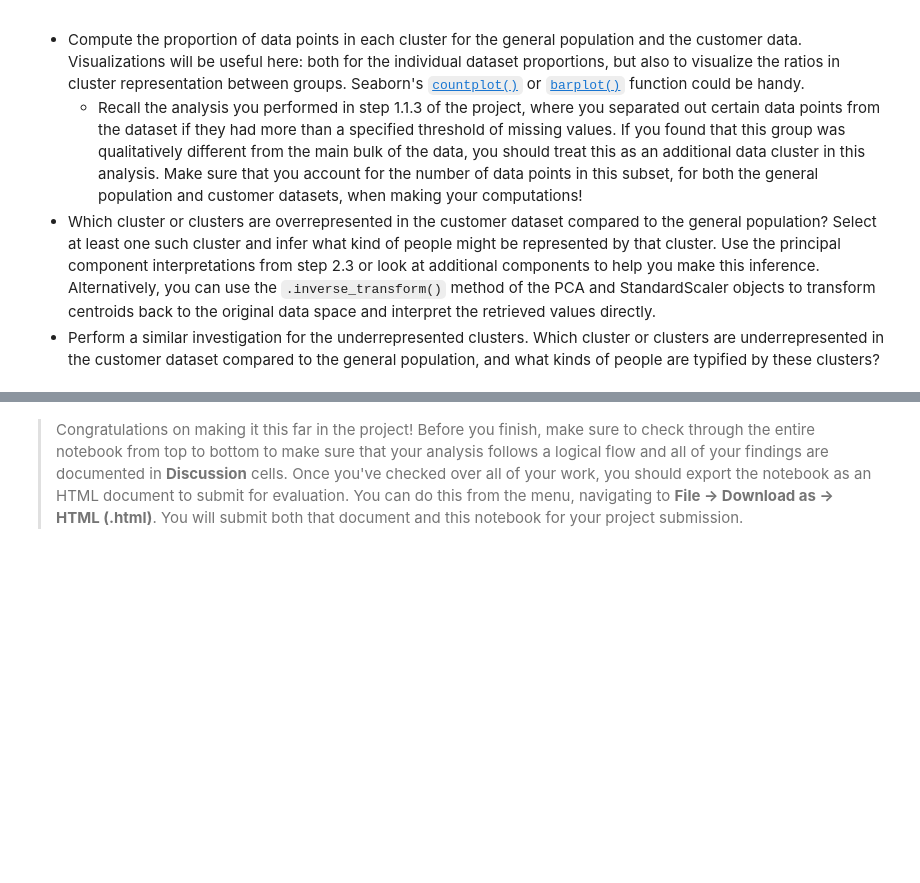
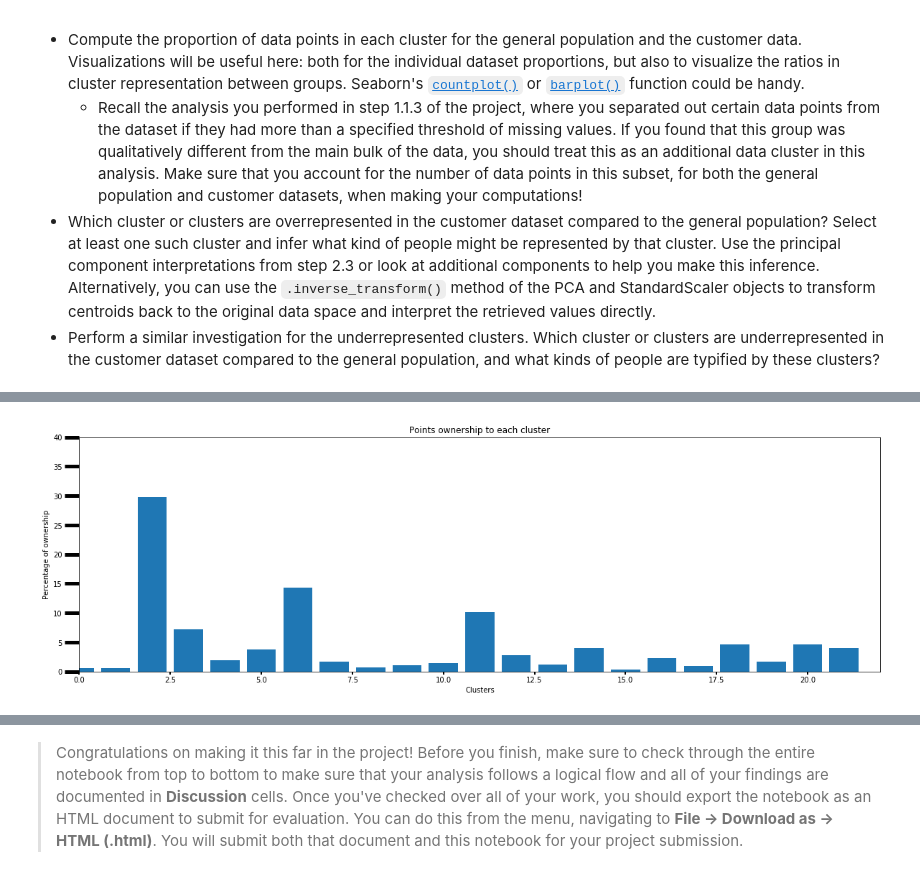
Before and after one commit to a-c-dev/Identify_customer_segments, a Jupyter notebook: Identify_Customer_Segments.ipynb, the cells around one changed output, grey strips where cells are left out. Drawn from its saved outputs; the diff is of its cells as text; code cells hidden in the pictures; blank space fills up the shorter version.

```diff
--- a/Identify_Customer_Segments.ipynb
+++ b/Identify_Customer_Segments.ipynb
@@ -1200,2 +1297,6 @@ customers_scaled = scale_dataset(customers_imputed)
+# %%
+customers = impute_dataset(customers)
+# %%
+customers = scaler.transform(customers)
 # %%
-customers_reduct = pca.transform(customers_scaled)
+customers_reduct = pca.transform(customers)
@@ -1221,0 +1338,4 @@ Take a look at the following points in this step:
+# %%
+plot_clusters_ownership(customers_labels.tolist(), customers.shape[0])
+# %% [output]
+[figure, added]
```
Also changed, not shown: parts of 44 cells of this notebook, 1 other file.
